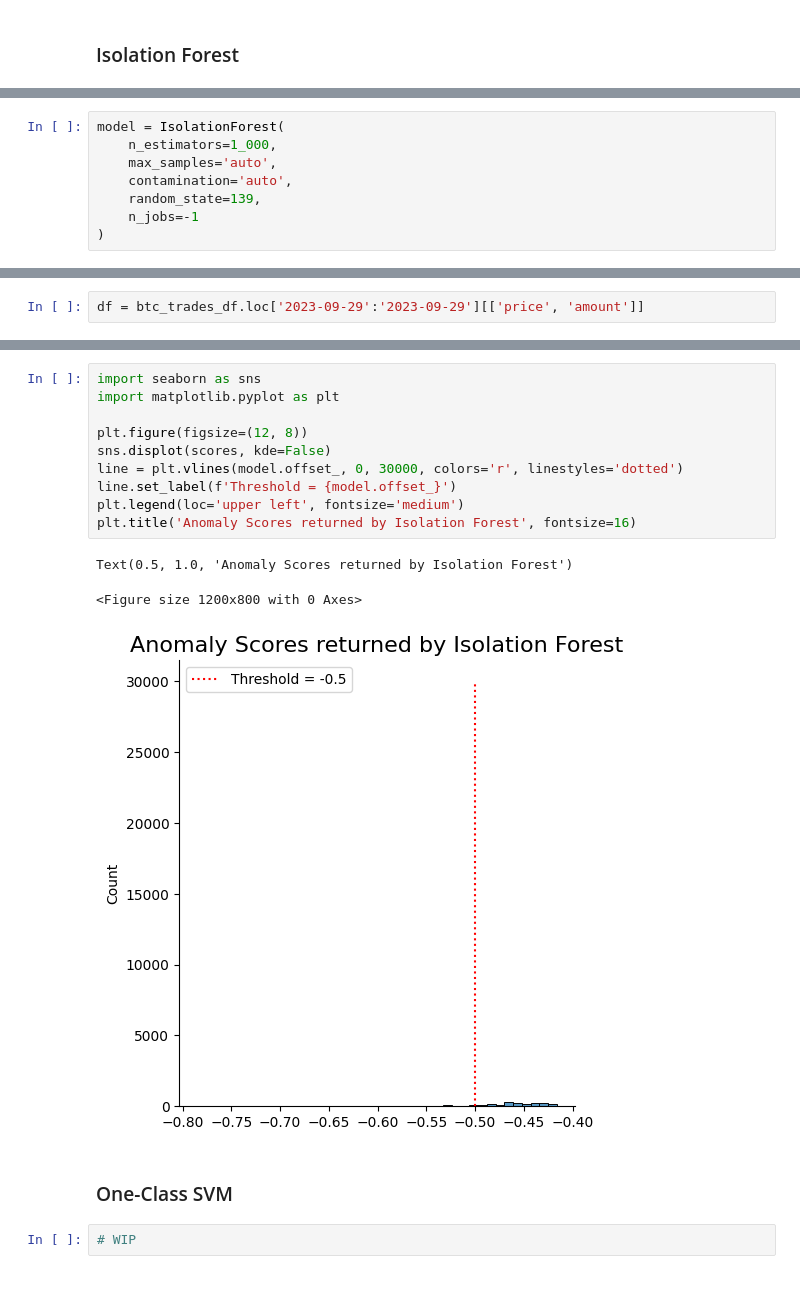
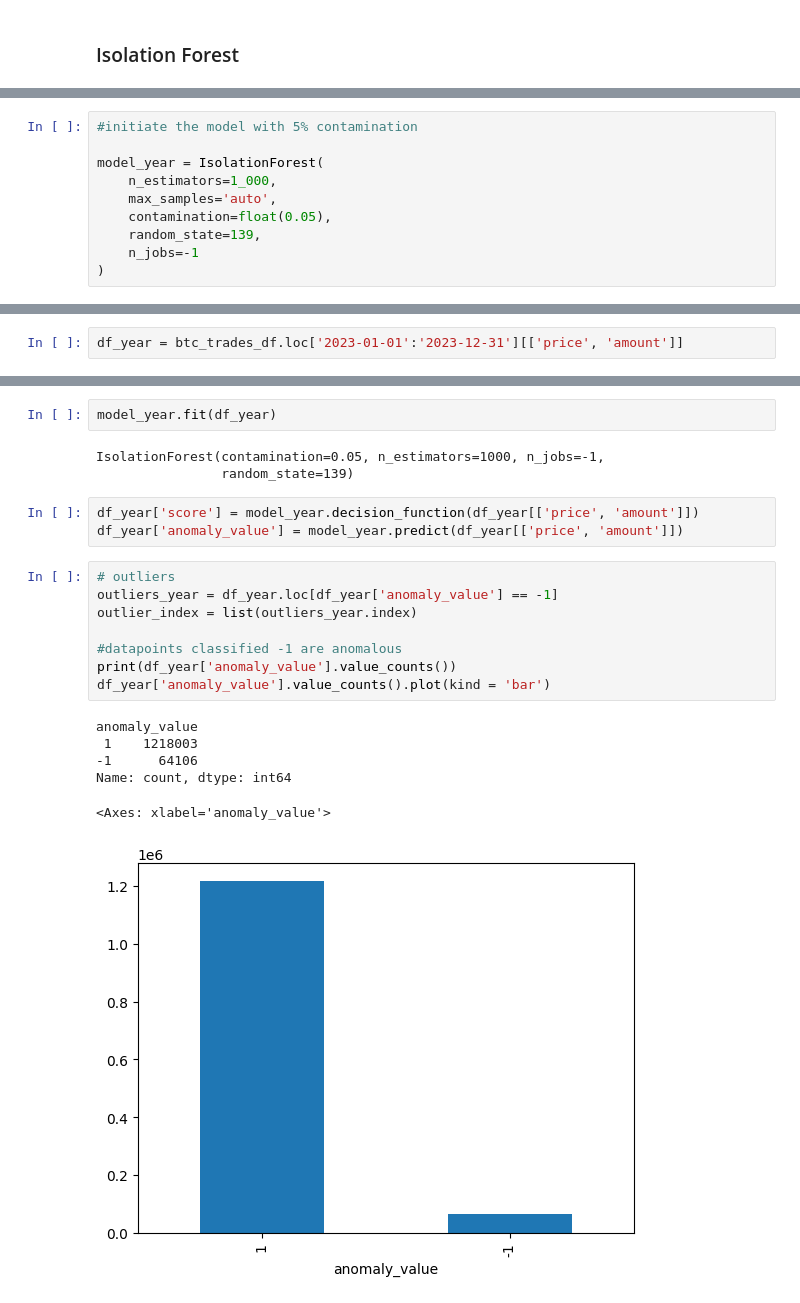
Before and after one commit to kevinsantana/PPCA-UnB-Dissertation, a Jupyter notebook: models/notebooks/anomaly-detection.ipynb, the cells around one changed output, grey strips where cells are left out. Cells and saved outputs as stored; diff of their text form.

Commit message:
isolation forest, investigation on btc order dataset; using different dataset lenght

```diff
--- a/models/notebooks/anomaly-detection.ipynb
+++ b/models/notebooks/anomaly-detection.ipynb
@@ -84,8 +85,10 @@ from sklearn.ensemble import IsolationForest
 # %%
-model = IsolationForest(
+#initiate the model with 5% contamination
+
+model_year = IsolationForest(
     n_estimators=1_000,
     max_samples='auto',
-    contamination='auto',
+    contamination=float(0.05),
     random_state=139,
     n_jobs=-1
 )
@@ -92,2 +97,2 @@ model = IsolationForest(
 # %%
-df = btc_trades_df.loc['2023-09-29':'2023-09-29'][['price', 'amount']]
+df_year = btc_trades_df.loc['2023-01-01':'2023-12-31'][['price', 'amount']]
@@ -137,18 +99,23 @@ anomaly_index = list(anomaly.index)
-# %%
-import seaborn as sns
-import matplotlib.pyplot as plt
-
-plt.figure(figsize=(12, 8))
-sns.displot(scores, kde=False)
-line = plt.vlines(model.offset_, 0, 30000, colors='r', linestyles='dotted')
-line.set_label(f'Threshold = {model.offset_}')
-plt.legend(loc='upper left', fontsize='medium')
-plt.title('Anomaly Scores returned by Isolation Forest', fontsize=16)
-# %% [output]
-Text(0.5, 1.0, 'Anomaly Scores returned by Isolation Forest')
-<Figure size 1200x800 with 0 Axes>
-[figure, removed]
-# %% [markdown]
-### One-Class SVM
-# %%
-# WIP
+# %%
+model_year.fit(df_year)
+# %% [output]
+IsolationForest(contamination=0.05, n_estimators=1000, n_jobs=-1,
+                random_state=139)
+# %%
+df_year['score'] = model_year.decision_function(df_year[['price', 'amount']])
+df_year['anomaly_value'] = model_year.predict(df_year[['price', 'amount']])
+# %%
+# outliers
+outliers_year = df_year.loc[df_year['anomaly_value'] == -1]
+outlier_index = list(outliers_year.index)
+
+#datapoints classified -1 are anomalous
+print(df_year['anomaly_value'].value_counts())
+df_year['anomaly_value'].value_counts().plot(kind = 'bar')
+# %% [output]
+anomaly_value
+ 1    1218003
+-1      64106
+Name: count, dtype: int64
+<Axes: xlabel='anomaly_value'>
+[figure, added]
```
Also changed, not shown: parts of 37 cells of this notebook.
